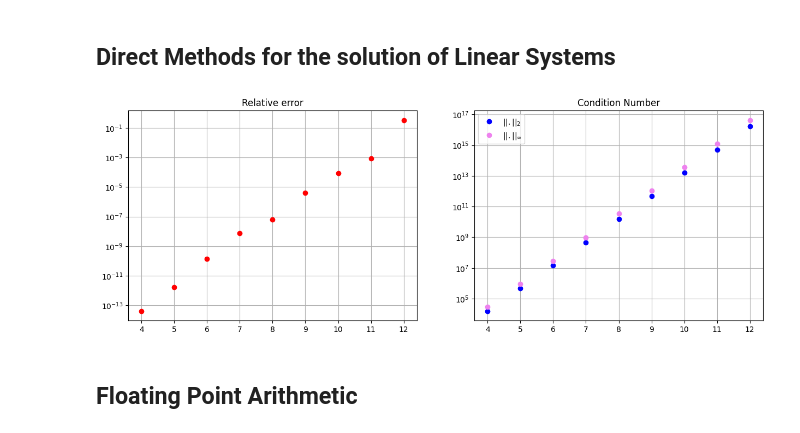
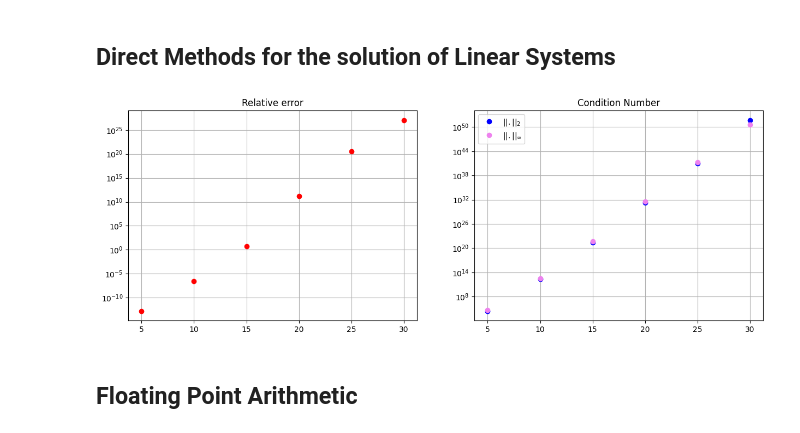
Before and after one commit to MatteoFusconi/Artificial-Intelligence-master, a Jupyter notebook: methods/homework1.ipynb, the cells around one changed output. Cells and saved outputs as stored; diff of their text form; code cells hidden in the pictures.

```diff
--- a/methods/homework1.ipynb
+++ b/methods/homework1.ipynb
@@ -5,7 +5,7 @@ import matplotlib.pyplot as plt
 import numpy as np
 import scipy
 
-key = 3
+key = 2
 
 dict_of_N = {   1: np.arange(10, 101, 10),  \
                 2: np.arange( 5,  31,  5),  \
@@ -25,34 +25,34 @@ A_gen = dict_of_A_gen[key]
 
 for i, n in enumerate(N):
     A = A_gen(n)
     x_true = np.ones((n,))
     b = A@x_true
 
     x = np.linalg.solve(A, b)
 
     E[i] = np.linalg.norm(x - x_true, 2) / np.linalg.norm(x_true, 2)
     C2[i] = np.linalg.cond(A, 2)
     Cinf[i] = np.linalg.cond(A, np.Inf)
 
 plt.figure(figsize=(15, 5))
 plt.subplot(1, 2, 1)
 plt.plot(N, E, 'o', color='red')
 plt.title("Relative error")
 plt.yscale("log")
 plt.grid()
 
 plt.subplot(1, 2, 2)
 plt.plot(N, C2, 'o', color='blue')
 plt.plot(N, Cinf, 'o', color='violet')
 plt.title("Condition Number")
 plt.legend(["$|| .||_2$", "$|| .||_\infty$"])
 plt.yscale("log")
 plt.grid()
 
 
 plt.show()
 # %% [output]
-[figure, old version]
+[figure, new version]
 # %% [markdown]
 ## Floating Point Arithmetic
 # %%
```
Also changed, not shown: parts of 3 cells of this notebook.
